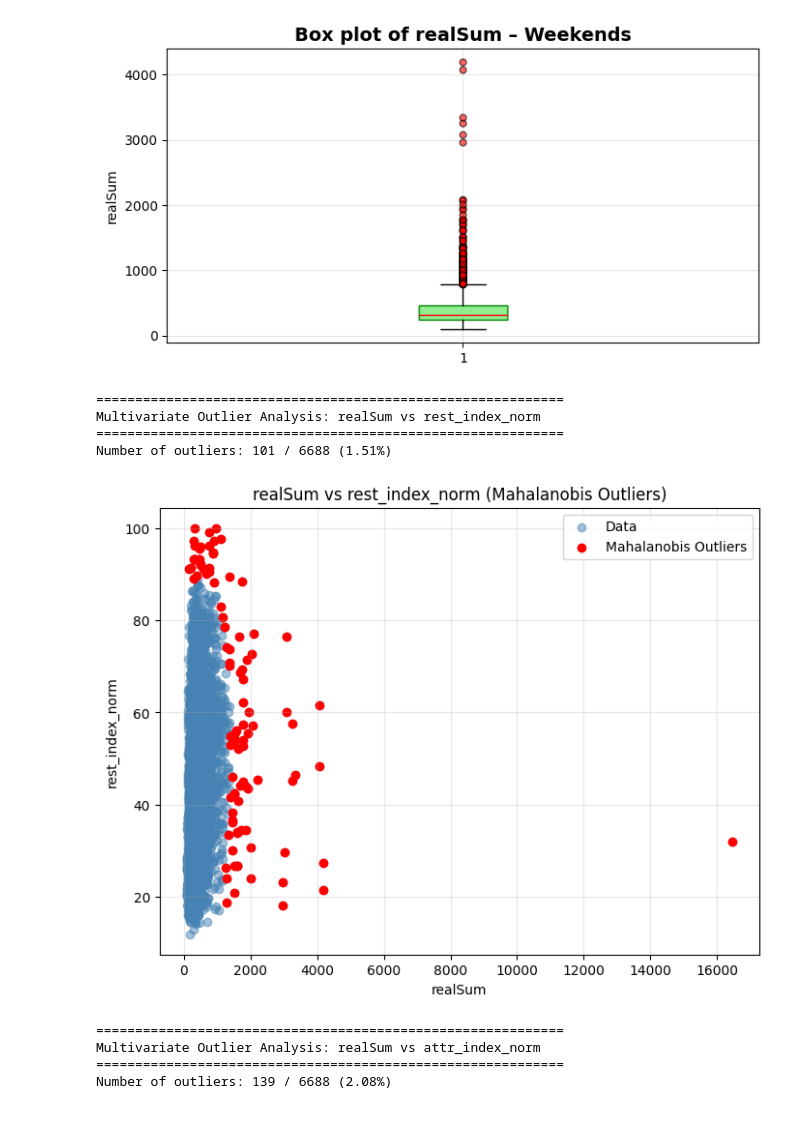
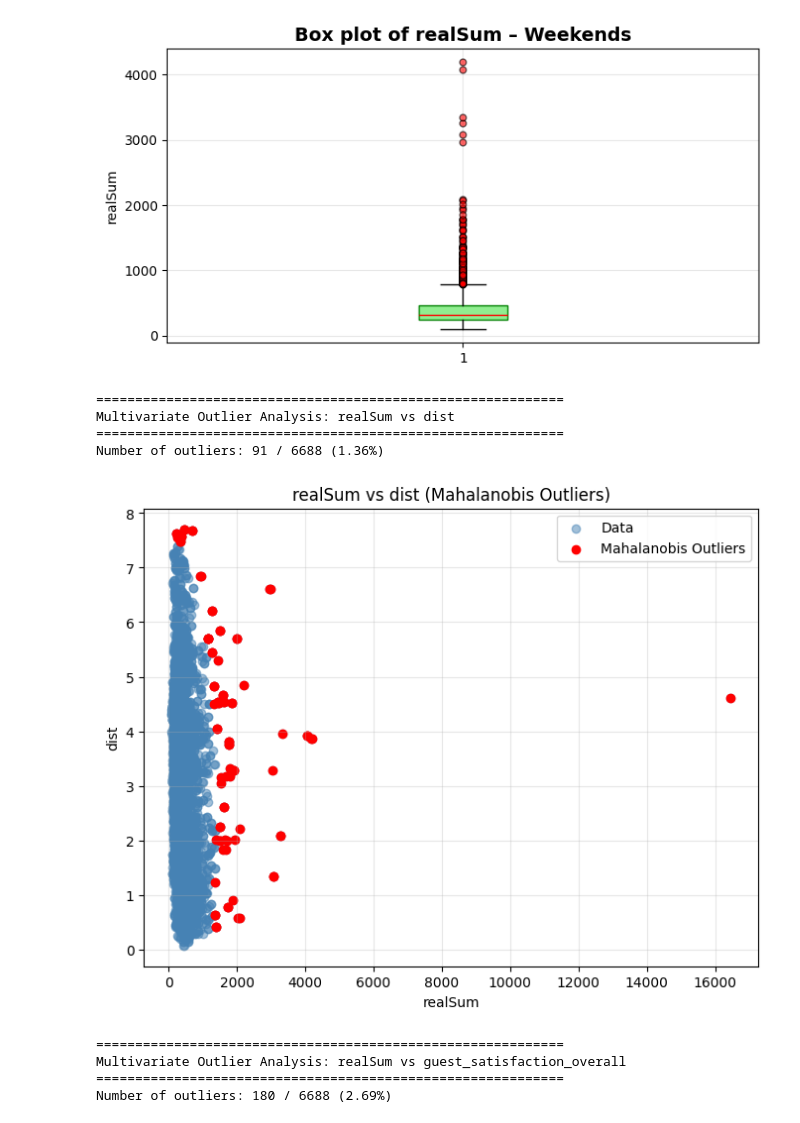
Before and after one commit to WaShindeiru/data_mining, a Jupyter notebook: mining_02.ipynb, the cells around one changed output. Drawn from its saved outputs; the diff is of its cells as text; code cells hidden in the pictures.

```diff
--- a/mining_02.ipynb
+++ b/mining_02.ipynb
@@ -414,7 +414,11 @@ def plot_distribution_with_outliers(df, col):
     plt.show()
     return df[col].describe()
 # %%
-selected_columns = ['realSum', 'rest_index_norm', 'attr_index_norm']
+selected_columns = [
+    'guest_satisfaction_overall',
+    'dist',
+    'realSum'
+]
 
 # Weekends
 print("\n=== Weekends Outlier Analysis ===")
@@ -543,38 +551,38 @@ def mahalanobis_outliers(df, cols, threshold=0.99):
     return df[outlier_mask], m_dist
 # %%
 pairs = [
-    ('realSum', 'rest_index_norm'),
-    ('realSum', 'attr_index_norm')
+    ('realSum', 'dist'),
+    ('realSum', 'guest_satisfaction_overall')
 ]
 
 paris_weekdays['is_weekend'] = 0
 paris_weekends['is_weekend'] = 1
 paris_all = pd.concat([paris_weekdays, paris_weekends], ignore_index=True)
 
 for x_var, y_var in pairs:
     print(f"\n{'='*60}")
     print(f"Multivariate Outlier Analysis: {x_var} vs {y_var}")
     print(f"{'='*60}")
 
     outliers, m_dist = mahalanobis_outliers(paris_all, [x_var, y_var], threshold=0.99)
     print(f"Number of outliers: {len(outliers)} / {len(paris_all)} ({len(outliers)/len(paris_all)*100:.2f}%)")
 
     plt.figure(figsize=(8,6))
     plt.scatter(paris_all[x_var], paris_all[y_var], c='steelblue', alpha=0.5, label='Data')
     plt.scatter(outliers[x_var], outliers[y_var], c='red', label='Mahalanobis Outliers')
     plt.xlabel(x_var)
     plt.ylabel(y_var)
     plt.title(f"{x_var} vs {y_var} (Mahalanobis Outliers)")
     plt.legend()
     plt.grid(True, alpha=0.3)
     plt.show()
 # %% [output]
 ============================================================
-Multivariate Outlier Analysis: realSum vs rest_index_norm
+Multivariate Outlier Analysis: realSum vs dist
 ============================================================
-Number of outliers: 101 / 6688 (1.51%)
+Number of outliers: 91 / 6688 (1.36%)
-[figure, old version]
+[figure, new version]
 ============================================================
-Multivariate Outlier Analysis: realSum vs attr_index_norm
+Multivariate Outlier Analysis: realSum vs guest_satisfaction_overall
 ============================================================
-Number of outliers: 139 / 6688 (2.08%)
+Number of outliers: 180 / 6688 (2.69%)
```
Also changed, not shown: parts of 2 cells of this notebook.
